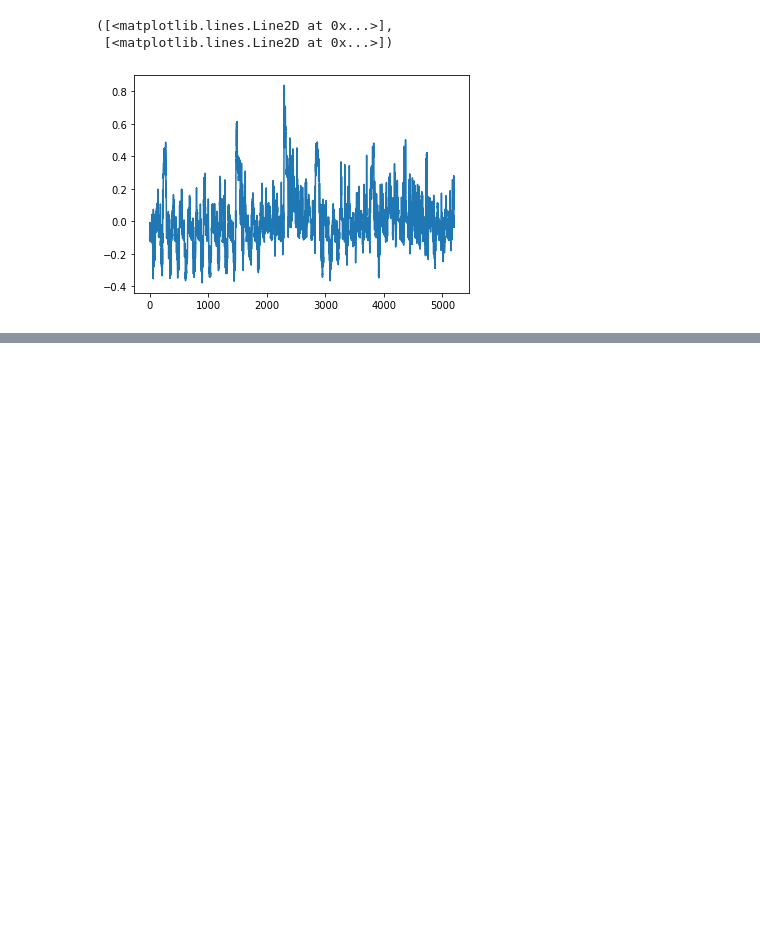
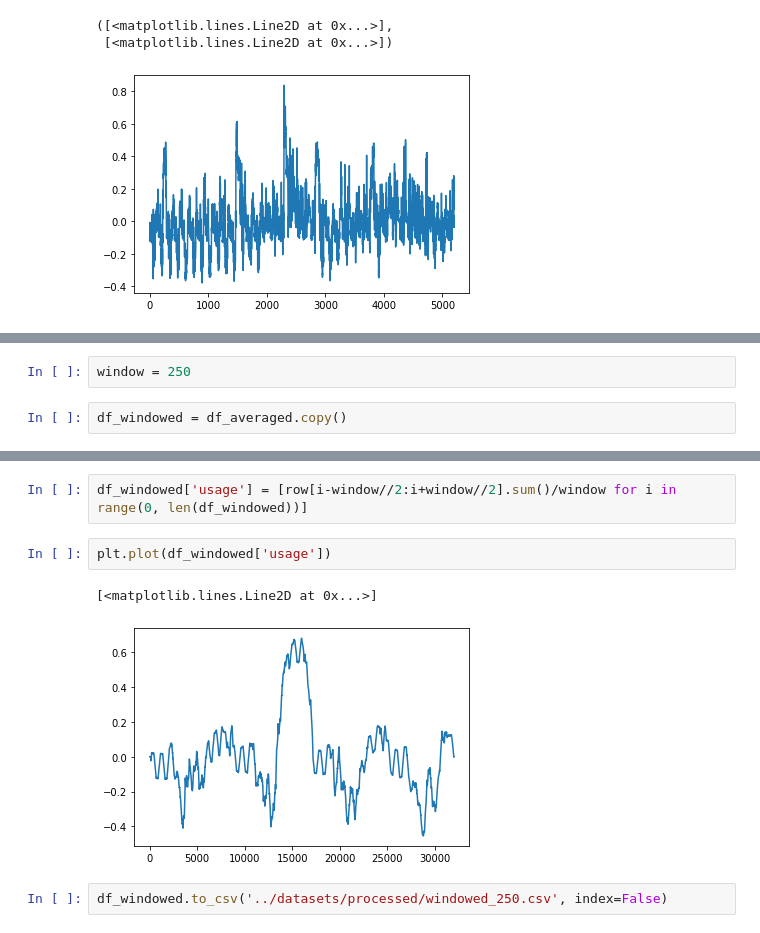
Before and after one commit to rutgerluinge/NeuralNetworksProject, a Jupyter notebook: DataProcessing/Averaging.ipynb, the cells around one changed output, grey strips where cells are left out. Cells and saved outputs as stored; diff of their text form; blank space fills up the shorter version.

```diff
--- a/DataProcessing/Averaging.ipynb
+++ b/DataProcessing/Averaging.ipynb
@@ -101,0 +102,4 @@ df_averaged.to_csv('../datasets/processed/processed.csv', index=False)
+# %%
+window = 250
+# %%
+df_windowed = df_averaged.copy()
@@ -101,0 +111,9 @@ df_averaged.to_csv('../datasets/processed/processed.csv', index=False)
+# %%
+df_windowed['usage'] = [row[i-window//2:i+window//2].sum()/window for i in range(0, len(df_windowed))]
+# %%
+plt.plot(df_windowed['usage'])
+# %% [output]
+[<matplotlib.lines.Line2D at 0x...>]
+[figure, added]
+# %%
+df_windowed.to_csv('../datasets/processed/windowed_250.csv', index=False)
```
Also changed, not shown: parts of 4 cells of this notebook, 3 other files.
